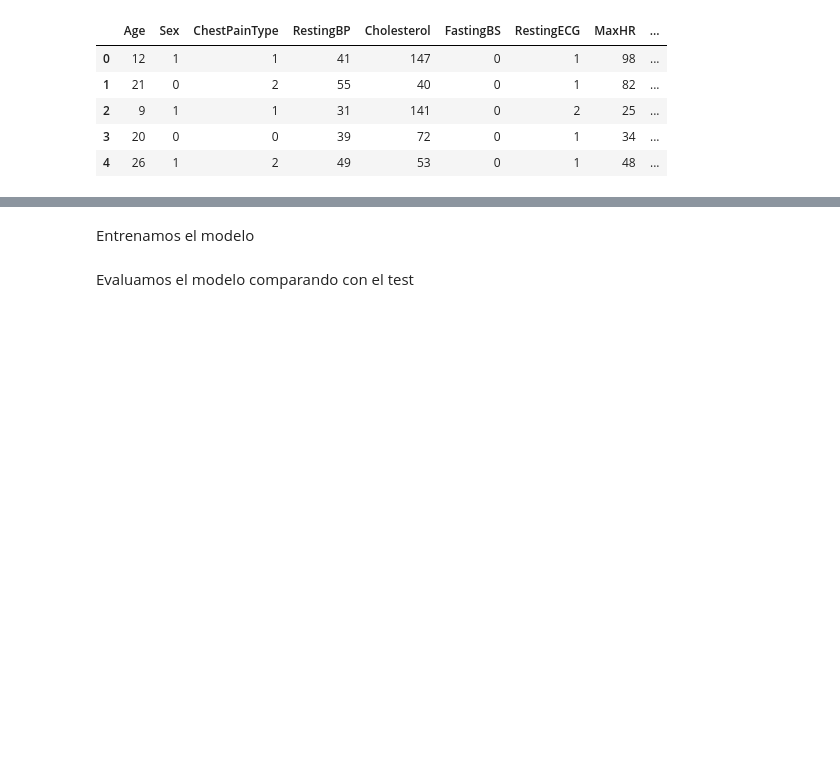
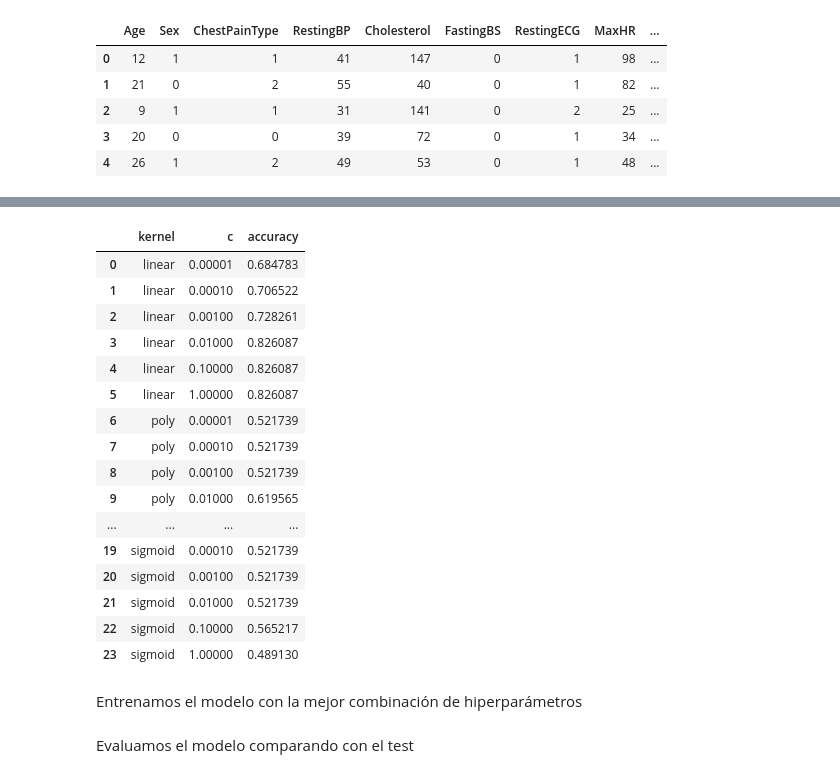
Before and after one commit to fernandogmz/DASI, a Jupyter notebook: Support_Vector_Clasiffier.ipynb, the cells around one changed output, grey strips where cells are left out. Saved outputs shown, nothing was run; the diff lists cells and outputs as text; code cells hidden in the pictures; blank space fills up the shorter version.

Commit message:
Busqueda mejores parametros
Añadir la busqueda de los parametros que mejores resultados dan

```diff
--- a/Support_Vector_Clasiffier.ipynb
+++ b/Support_Vector_Clasiffier.ipynb
@@ -99,0 +111,25 @@ X_train_label, X_val_label, y_train_label, y_val_label = train_test_split(X_trai
+# %%
+kernels = ['linear', 'poly', 'rbf', 'sigmoid']
+cs = [0.00001 ,	0.0001 ,	0.001 ,	0.01 ,	0.1 ,	1]
+# %%
+# Table structure
+# penalty max_iterations learning_rate alpha eta
+from sklearn.naive_bayes import BernoulliNB
+
+results = []
+for kernel in kernels:
+  for c in cs:
+    print('Entrenando... kernel:{kernel} --- c:{c} ---'.format(kernel=kernel, c = c))
+    # Traing model
+    classifier_svc = SVC(kernel = kernel, C = c)
+    classifier_svc.fit(X_train_label, y_train_label)   # el método fit entrena el modelo con los datos que se le pasan
+    # Generate prediction
+    prediction = classifier_svc.predict(X_test_label)
+    # Calculate accuracy
+    accuracy = accuracy_score(y_test_label,prediction)
+    print('    ==> Accuracy: {acc} '.format(acc=accuracy))
+    print(' ')
+
+    results.append([kernel,c,accuracy])
+
+print(results)
@@ -100,5 +154,26 @@ X_train_label, X_val_label, y_train_label, y_val_label = train_test_split(X_trai
+# %%
+results_df = pd.DataFrame(results,columns=['kernel','c','accuracy'])
+results_df
+# %% [output]
+|  | kernel | c | accuracy |
+| 0 | linear | 0.00001 | 0.684783 |
+| 1 | linear | 0.00010 | 0.706522 |
+| 2 | linear | 0.00100 | 0.728261 |
+| 3 | linear | 0.01000 | 0.826087 |
+| 4 | linear | 0.10000 | 0.826087 |
+| 5 | linear | 1.00000 | 0.826087 |
+| 6 | poly | 0.00001 | 0.521739 |
+| 7 | poly | 0.00010 | 0.521739 |
+| 8 | poly | 0.00100 | 0.521739 |
+| 9 | poly | 0.01000 | 0.619565 |
+| ... | ... | ... | ... |
+| 19 | sigmoid | 0.00010 | 0.521739 |
+| 20 | sigmoid | 0.00100 | 0.521739 |
+| 21 | sigmoid | 0.01000 | 0.521739 |
+| 22 | sigmoid | 0.10000 | 0.565217 |
+| 23 | sigmoid | 1.00000 | 0.489130 |
 # %% [markdown]
-Entrenamos el modelo
+Entrenamos el modelo con la mejor combinación de hiperparámetros
 # %%
 classifier_svc = SVC(kernel = 'linear',C = 0.1)
 classifier_svc.fit(X_train_label,y_train_label)
```
Also changed, not shown: parts of 11 cells of this notebook, 1 other file.
